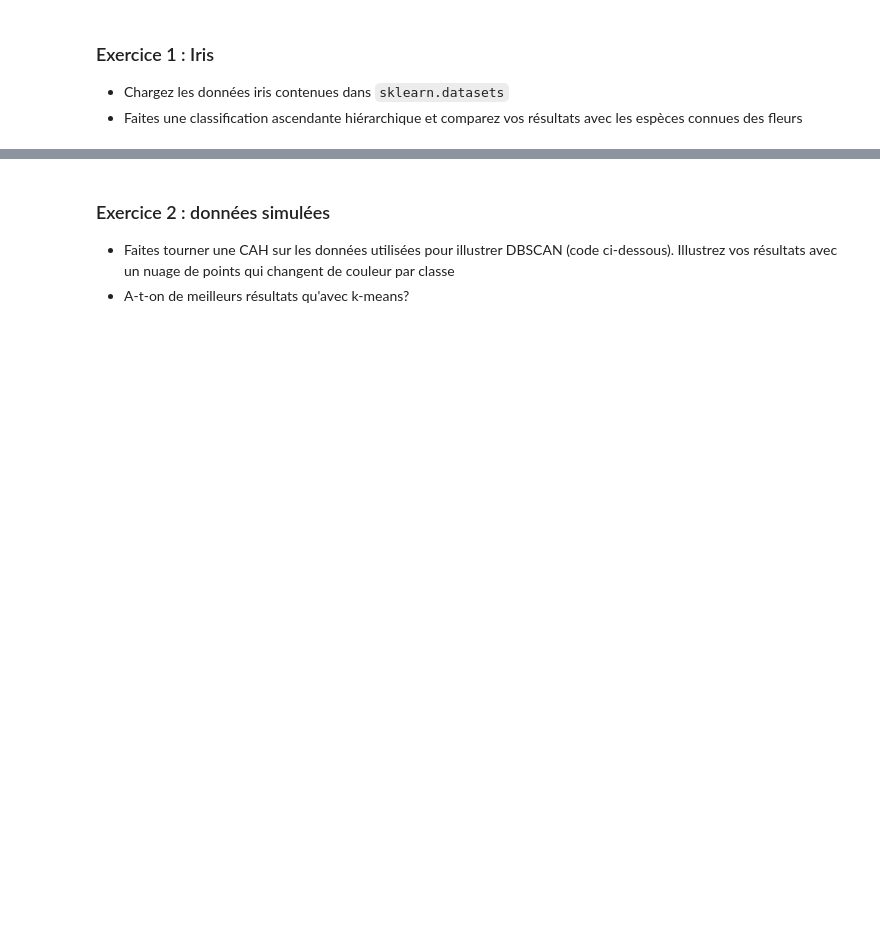
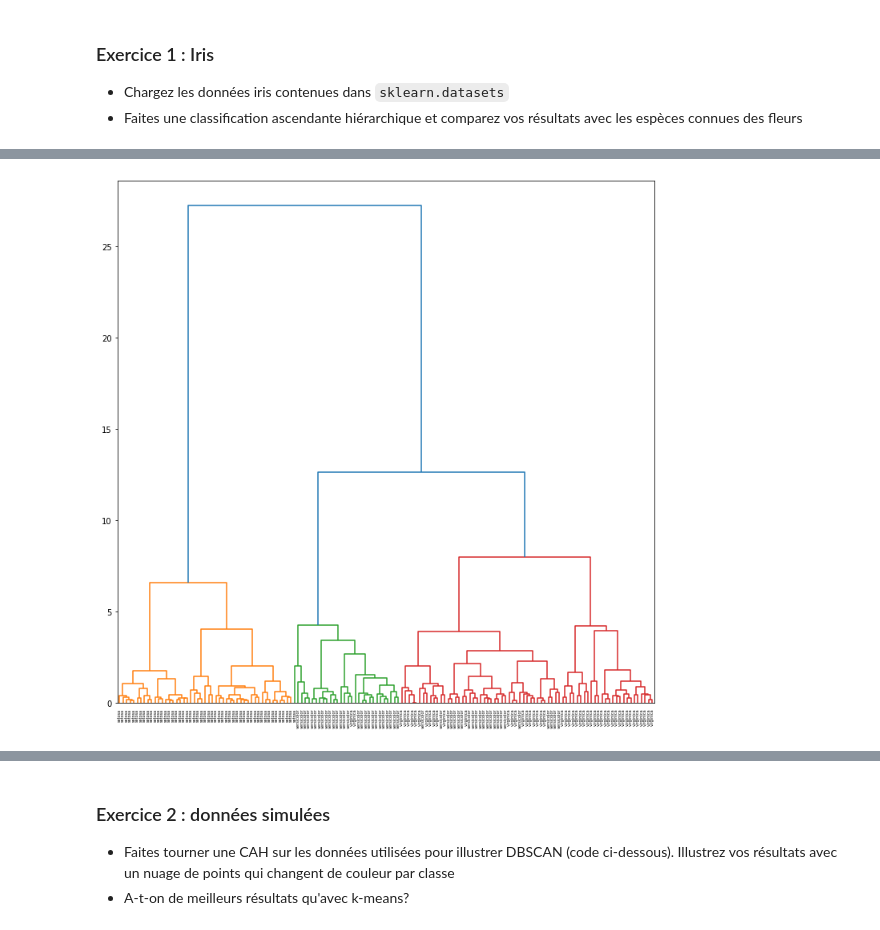
Before and after one commit to louiskuhn/IA-P2-Euskadi, a Jupyter notebook: Ressources/Machine Learning/Clustering/CAH/CAH.ipynb, the cells around one changed output, grey strips where cells are left out. Drawn from its saved outputs; the diff is of its cells as text; code cells hidden in the pictures; blank space fills up the shorter version.

```diff
--- a/Ressources/Machine Learning/Clustering/CAH/CAH.ipynb
+++ b/Ressources/Machine Learning/Clustering/CAH/CAH.ipynb
@@ -247,0 +282,11 @@ pd.DataFrame({"Fromage" : y.to_numpy()[index_cah], "Groupe" : classes_cah[index_
+# %%
+# la CAH
+# on détermine la matrice de liens
+liens = linkage(X_sc, method='ward', metric='euclidean')
+
+# on affiche le dendrogramme
+fig = plt.figure(figsize=(12,12))
+dendrogram(liens, orientation='top', labels=classes[y], color_threshold=10)
+plt.xticks(rotation=90);
+# %% [output]
+[figure, added]
```
Also changed, not shown: parts of 24 cells of this notebook, 2 other files.
